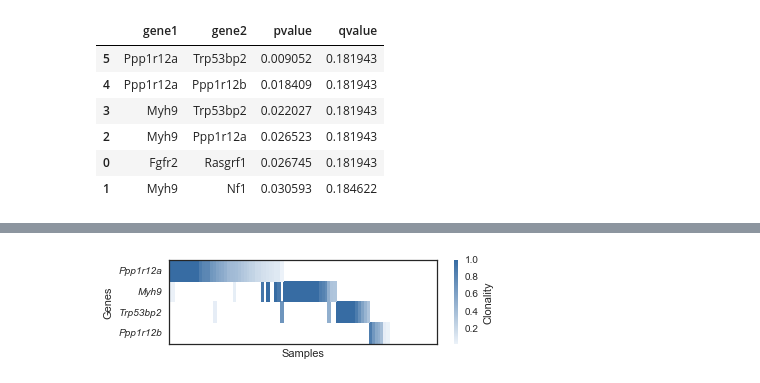
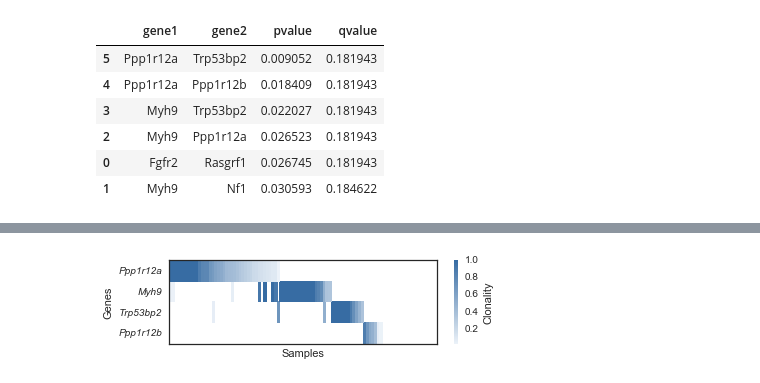
Before and after one commit to jrderuiter/ilc-sb-screen, a Jupyter notebook: notebooks/3. Insertion analyses.ipynb, the cells around one changed output, grey strips where cells are left out. Cells and saved outputs as stored; diff of their text form; code cells hidden in the pictures.

```diff
--- a/notebooks/3. Insertion analyses.ipynb
+++ b/notebooks/3. Insertion analyses.ipynb
@@ -387,11 +25,0 @@ plot_insertion_track(insertions, region=('15', 50654752, 50890463),
-# %%
-with sns.plotting_context('paper', font_scale=0.7):
-    fig = plot_insertion_track(
-        insertions, region=('8', 80764438, 80880519), figsize=(9, 0.8),
-        gene='Gab1', padding=(20000, 10000), reverse=True, ins_ratio=1/50);
-    fig.savefig('../reports/supplemental/figures/fig_s5_gab1.pdf', bbox_inches='tight')
-
-    fig = plot_insertion_track(
-        insertions, region=('15', 50654752, 50890463), figsize=(9, 2),
-        gene='Trps1', padding=(30000, 10000), reverse=True, ins_ratio=1/50);
-    fig.savefig('../reports/supplemental/figures/fig_s5_trps1.pdf', bbox_inches='tight')
@@ -525,0 +427,25 @@ result_sign
+# %%
+from nbsupport.insertions import plot_insertion_track
+
+# Plot insertion patterns for Gab1/Trps1.
+plot_insertion_track(cis_insertions, region=('8', 80764438, 80880519),
+                     gene='Gab1', padding=(20000, 10000), reverse=True,
+                     figsize=(10, None));
+
+plot_insertion_track(cis_insertions, region=('15', 50654752, 50890463),
+                     gene='Trps1', padding=(30000, 10000), reverse=True,
+                     figsize=(10, None));
+
+# Plot again for manuscript.
+with sns.plotting_context('paper', font_scale=0.7):
+    fig = plot_insertion_track(
+        cis_insertions, region=('8', 80764438, 80880519), figsize=(9, 0.8),
+        gene='Gab1', padding=(20000, 10000), reverse=True, ins_ratio=1/50);
+    fig.savefig('../reports/supplemental/figures/fig_s5_gab1.pdf', bbox_inches='tight')
+    plt.close(fig)
+
+    fig = plot_insertion_track(
+        cis_insertions, region=('15', 50654752, 50890463), figsize=(9, 2),
+        gene='Trps1', padding=(30000, 10000), reverse=True, ins_ratio=1/50);
+    fig.savefig('../reports/supplemental/figures/fig_s5_trps1.pdf', bbox_inches='tight')
+    plt.close(fig)
@@ -572,15 +650,15 @@ discover.groupwise_discover_test(events[genes])
 # %%
 # Plot.
 mutex_genes = ['Ppp1r12a', 'Myh9', 'Trp53bp2', 'Ppp1r12b']
 
 fig, ax = plt.subplots(figsize=(6, 1.5))
-nb_ins.plot_insertion_matrix(insertions, genes=mutex_genes, ax=ax);
+nb_ins.plot_insertion_matrix(cis_insertions, genes=mutex_genes, ax=ax);
 
 with sns.plotting_context('paper', font_scale=0.7):
     fig, ax = plt.subplots(figsize=(3.8, 0.75))
-    nb_ins.plot_insertion_matrix(insertions, genes=mutex_genes, ax=ax)
+    nb_ins.plot_insertion_matrix(cis_insertions, genes=mutex_genes, ax=ax)
 
 fig.savefig('../reports/figures/fig_3_mutex.pdf', bbox_inches='tight')
 plt.close(fig)
 # %% [output]
-[figure, old version]
+[figure, new version]
```
Also changed, not shown: parts of 67 cells of this notebook, 8 other files.
